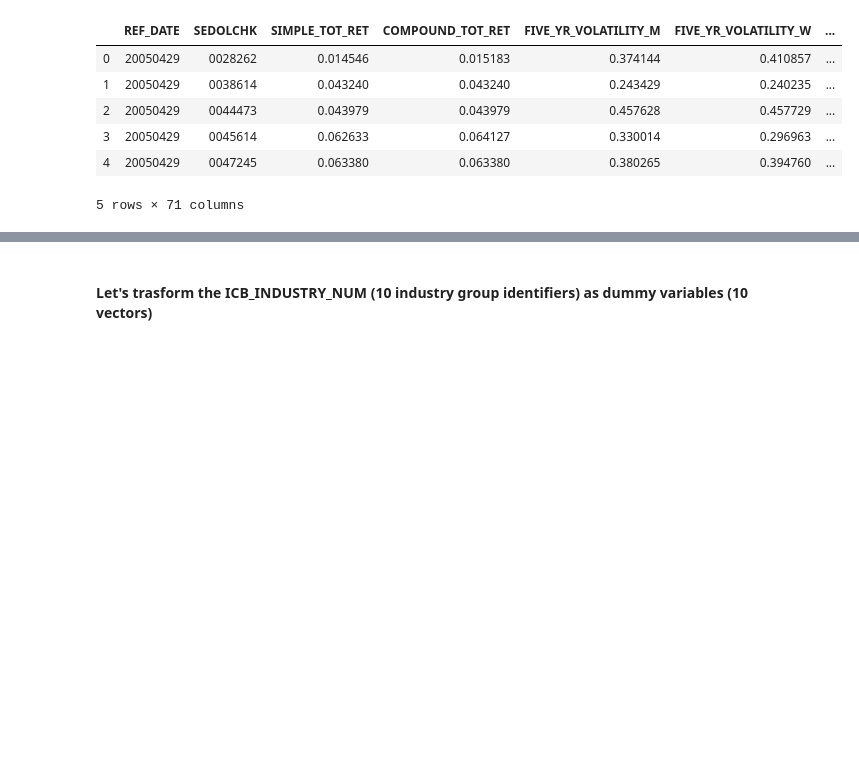
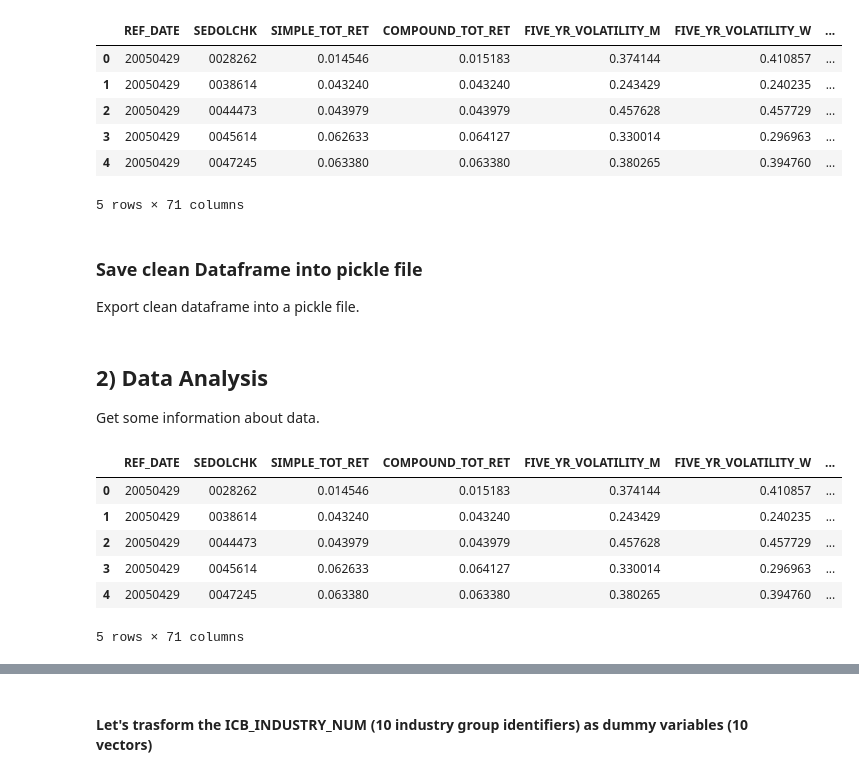
Before and after one commit to sfondi/ML-Project, a Jupyter notebook: ML Factor Analysis.ipynb, the cells around one changed output, grey strips where cells are left out. Cells and saved outputs as stored; diff of their text form; code cells hidden in the pictures; blank space fills up the shorter version.

```diff
--- a/ML Factor Analysis.ipynb
+++ b/ML Factor Analysis.ipynb
@@ -279,3 +289,7 @@ df.head()
 | 3 | 20050429 | 0045614 | 0.062633 | 0.064127 | 0.330014 | 0.296963 | ... |
 | 4 | 20050429 | 0047245 | 0.063380 | 0.063380 | 0.380265 | 0.394760 | ... |
 5 rows × 71 columns
+# %% [markdown]
+### Save clean Dataframe into pickle file
+
+Export clean dataframe into a pickle file.
@@ -281,0 +298,16 @@ df.head()
+# %% [markdown]
+## 2) Data Analysis
+
+
+Get some information about data.
+# %%
+df=pd.read_pickle('dataSandwichDef.pickle')
+df.head()
+# %% [output]
+|  | REF_DATE | SEDOLCHK | SIMPLE_TOT_RET | COMPOUND_TOT_RET | FIVE_YR_VOLATILITY_M | FIVE_YR_VOLATILITY_W | ... |
+| 0 | 20050429 | 0028262 | 0.014546 | 0.015183 | 0.374144 | 0.410857 | ... |
+| 1 | 20050429 | 0038614 | 0.043240 | 0.043240 | 0.243429 | 0.240235 | ... |
+| 2 | 20050429 | 0044473 | 0.043979 | 0.043979 | 0.457628 | 0.457729 | ... |
+| 3 | 20050429 | 0045614 | 0.062633 | 0.064127 | 0.330014 | 0.296963 | ... |
+| 4 | 20050429 | 0047245 | 0.063380 | 0.063380 | 0.380265 | 0.394760 | ... |
+5 rows × 71 columns
```
Also changed, not shown: parts of 14 cells of this notebook, 1 other file.
